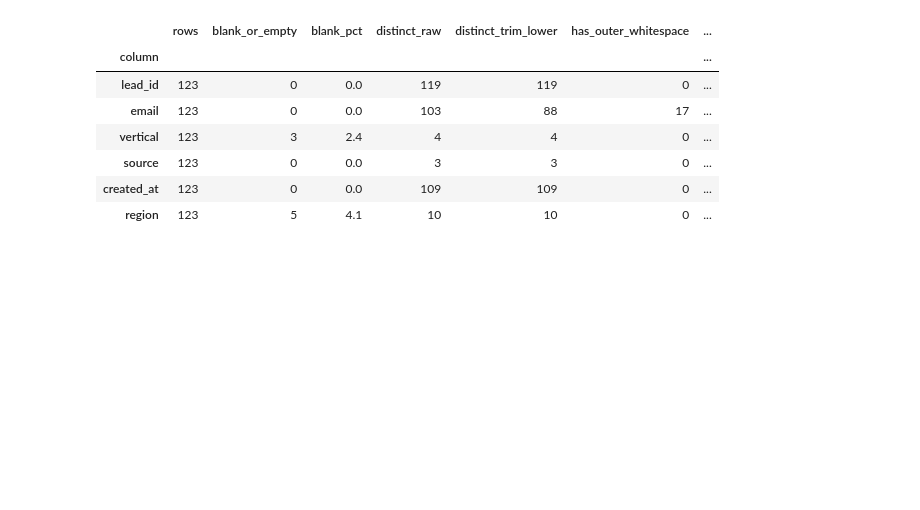
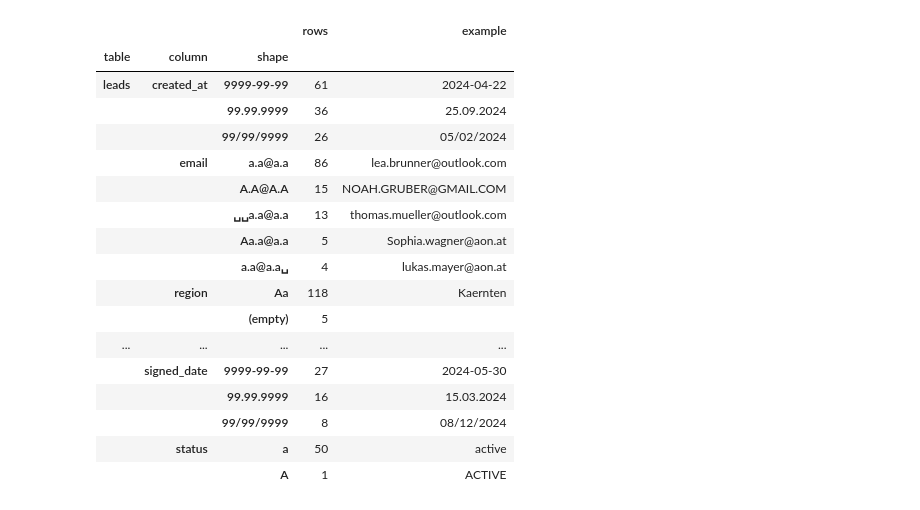
Before and after one commit to markzmbl/coding-challenge-data-engineer, a Jupyter notebook: notebooks/01_data_profiling.ipynb, the cells around one changed output. Saved outputs shown, nothing was run; the diff lists cells and outputs as text; code cells hidden in the pictures; blank space fills up the shorter version.

```diff
--- a/notebooks/01_data_profiling.ipynb
+++ b/notebooks/01_data_profiling.ipynb
@@ -40,4 +36,12 @@ pandas 3.0.6
 # %%
-for name, df in {"leads": leads_raw, "conversions": conv_raw}.items():
-    print(f"{name:12s} rows={len(df):4d}  cols={df.shape[1]}  columns={list(df.columns)}")
+leads_raw = pd.read_csv(RAW_DATA_DIR / "leads.csv", dtype=str, keep_default_na=False)
+conv_raw = pd.read_csv(RAW_DATA_DIR / "conversions.csv", dtype=str, keep_default_na=False)
+
+pd.DataFrame(
+    {
+        "rows": [len(leads_raw), len(conv_raw)],
+        "columns": [leads_raw.shape[1], conv_raw.shape[1]],
+    },
+    index=["leads", "conversions"],
+)
 # %% [output]
@@ -79,30 +78,51 @@ whitespace, values that change when lower-cased, and min/max length.
 # %%
-def profile(df: pd.DataFrame) -> pd.DataFrame:
-    rows = []
-    for col in df.columns:
-        s = df[col]
-        blank = s.str.strip().eq("")
-        rows.append({
-            "column": col,
-            "rows": len(s),
-            "blank_or_empty": int(blank.sum()),
-            "blank_pct": round(100 * blank.mean(), 1),
-            "distinct_raw": s.nunique(),
-            "distinct_trim_lower": s.str.strip().str.lower().nunique(),
-            "has_outer_whitespace": int((s != s.str.strip()).sum()),
-            "has_uppercase": int((s != s.str.lower()).sum()),
-            "min_len": s.str.len().min(),
-            "max_len": s.str.len().max(),
-        })
-    return pd.DataFrame(rows).set_index("column")
+def shape(s: pd.Series) -> pd.Series:
+    """Reduce every value to its format: digits -> 9, letter runs -> A / a, spaces -> ␣."""
+    return (
+        s.str.replace(r"\d", "9", regex=True)
+        .str.replace(r"[A-Z]+", "A", regex=True)
+        .str.replace(r"[a-z]+", "a", regex=True)
+        .str.replace(" ", "␣", regex=False)
+        .replace("", "(empty)")
+    )
 
-profile(leads_raw)
+
+def shape_profile(df: pd.DataFrame, table: str) -> pd.DataFrame:
+    """One row per (column, shape) with the number of rows and one example value."""
+    values = df.melt(var_name="column", value_name="value")
+    values["shape"] = shape(values["value"])
+    return (
+        values.groupby(["column", "shape"], as_index=False)
+        .agg(rows=("value", "size"), example=("value", "first"))
+        .assign(table=table)
+    )
+
+
+shapes = pd.concat([shape_profile(leads_raw, "leads"), shape_profile(conv_raw, "conversions")])
+
+# Columns with a single shape are consistent. Only the ones that mix shapes are shown.
+n_shapes = shapes.groupby(["table", "column"])["shape"].transform("nunique")
+(
+    shapes[n_shapes > 1]
+    .sort_values(["table", "column", "rows"], ascending=[False, True, False])
+    .set_index(["table", "column", "shape"])
+)
 # %% [output]
-|  | rows | blank_or_empty | blank_pct | distinct_raw | distinct_trim_lower | has_outer_whitespace | ... |
-| column |  |  |  |  |  |  | ... |
-| lead_id | 123 | 0 | 0.0 | 119 | 119 | 0 | ... |
-| email | 123 | 0 | 0.0 | 103 | 88 | 17 | ... |
-| vertical | 123 | 3 | 2.4 | 4 | 4 | 0 | ... |
-| source | 123 | 0 | 0.0 | 3 | 3 | 0 | ... |
-| created_at | 123 | 0 | 0.0 | 109 | 109 | 0 | ... |
-| region | 123 | 5 | 4.1 | 10 | 10 | 0 | ... |
+|  |  |  | rows | example |
+| table | column | shape |  |  |
+| leads | created_at | 9999-99-99 | 61 | 2024-04-22 |
+|  |  | 99.99.9999 | 36 | 25.09.2024 |
+|  |  | 99/99/9999 | 26 | 05/02/2024 |
+|  | email | a.a@a.a | 86 | lea.brunner@outlook.com |
+|  |  | A.A@A.A | 15 | NOAH.GRUBER@GMAIL.COM |
+|  |  | ␣␣a.a@a.a | 13 | thomas.mueller@outlook.com |
+|  |  | Aa.a@a.a | 5 | Sophia.wagner@aon.at |
+|  |  | a.a@a.a␣ | 4 | lukas.mayer@aon.at |
+|  | region | Aa | 118 | Kaernten |
+|  |  | (empty) | 5 |  |
+| ... | ... | ... | ... | ... |
+|  | signed_date | 9999-99-99 | 27 | 2024-05-30 |
+|  |  | 99.99.9999 | 16 | 15.03.2024 |
+|  |  | 99/99/9999 | 8 | 08/12/2024 |
+|  | status | a | 50 | active |
+|  |  | A | 1 | ACTIVE |
```
Also changed, not shown: parts of 80 cells of this notebook, 7 other files.
